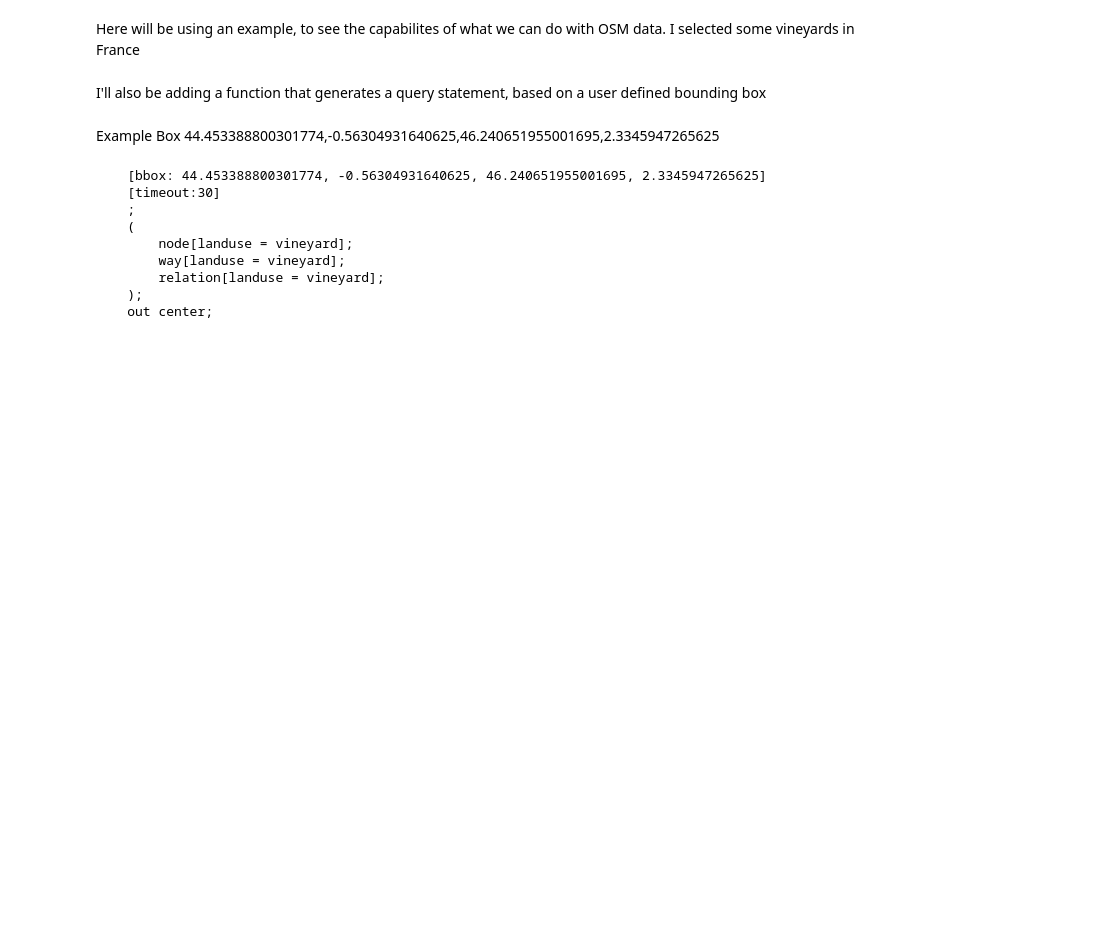
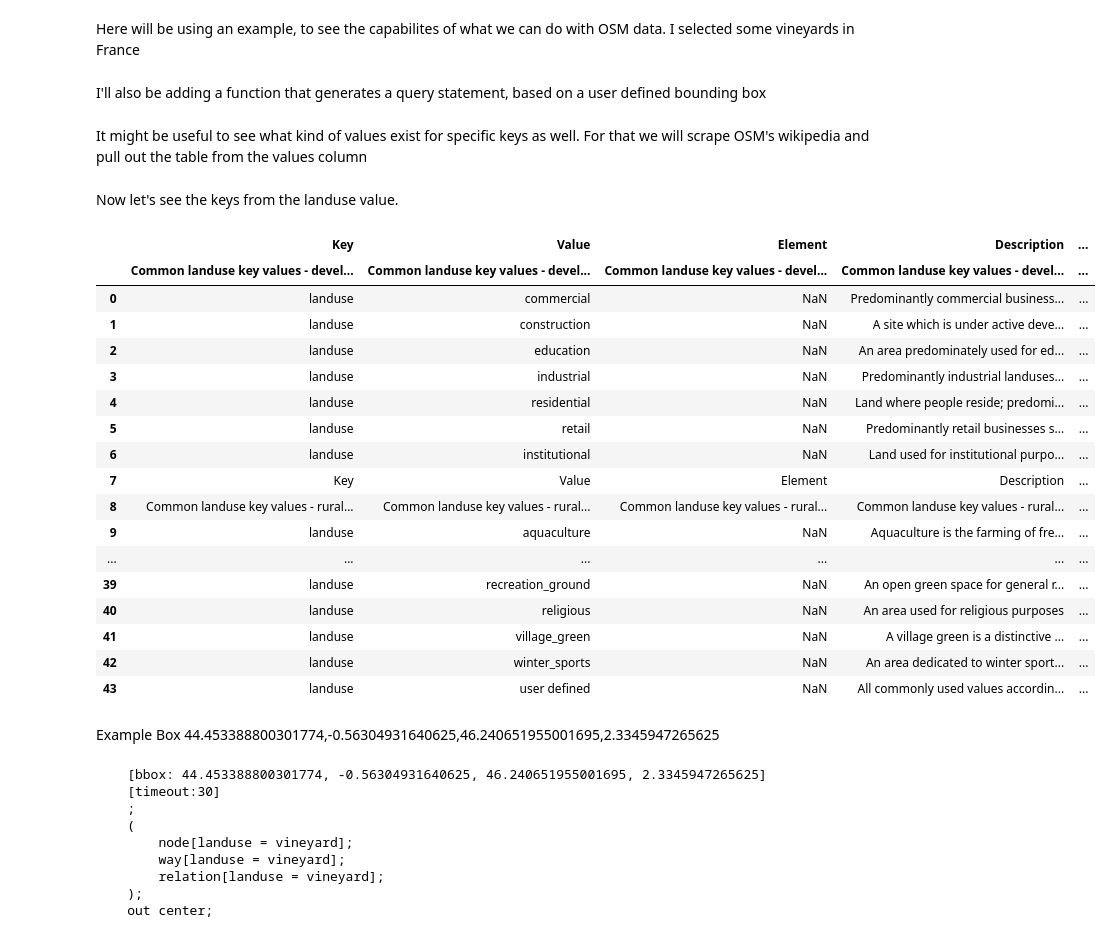
Before and after one commit to brunohlopez/machineLearning, a Jupyter notebook: geospatial/osm/overpass_turbo_query.ipynb, the cells around one changed output. Drawn from its saved outputs; the diff is of its cells as text; code cells hidden in the pictures; blank space fills up the shorter version.

Commit message:
scrape table from wikipedia

```diff
--- a/geospatial/osm/overpass_turbo_query.ipynb
+++ b/geospatial/osm/overpass_turbo_query.ipynb
@@ -59,6 +61,63 @@ def overpass_query_constructor_bbox(min_lat, min_lon, max_lat, max_lon, key = 'l
     """.format(str(min_lat), str(min_lon), str(max_lat), str(max_lon), str(timeout), key, value)
 
     return query_creator
+# %% [markdown]
+It might be useful to see what kind of values exist for specific keys as well. For that we will scrape OSM's wikipedia and
+pull out the table from the values column
+# %%
+def view_values(key, base_url = "http://wiki.openstreetmap.org/wiki/Key:"):
+    '''
+    Scrape OSM data given a specific key. Returns a table containg, the key, value, element, description, and rendering
+
+        Parameters:
+            key (str): A key from OSM. Here is
+            an example of the key landuse https://wiki.openstreetmap.org/wiki/Key:landuse
+
+
+        Returns:
+            final_table (str): Returns a table containing all of the different valuies, elements and descriptions.
+
+
+    '''
+
+
+    full_url = base_url + key
+    #send a requests to the created URL
+    response = requests.get(full_url)
+
+    #instantiate our beautiful soup object
+    soup = BeautifulSoup(response.text, 'html.parser')
+    soup_response = soup.find('table', {'class':'wikitable'})
+
+    #put into a table pandas table
+    read_html = pd.read_html(str(soup_response))
+    final_frame = pd.DataFrame(read_html[0])
+
+    return final_frame
+# %% [markdown]
+Now let's see the keys from the landuse value.
+# %%
+landuse_table = view_values('landuse')
+landuse_table
+# %% [output]
+|  | Key | Value | Element | Description | ... |
+|  | Common landuse key values - devel... | Common landuse key values - devel... | Common landuse key values - devel... | Common landuse key values - devel... | ... |
+| 0 | landuse | commercial | NaN | Predominantly commercial business... | ... |
+| 1 | landuse | construction | NaN | A site which is under active deve... | ... |
+| 2 | landuse | education | NaN | An area predominately used for ed... | ... |
+| 3 | landuse | industrial | NaN | Predominantly industrial landuses... | ... |
+| 4 | landuse | residential | NaN | Land where people reside; predomi... | ... |
+| 5 | landuse | retail | NaN | Predominantly retail businesses s... | ... |
+| 6 | landuse | institutional | NaN | Land used for institutional purpo... | ... |
+| 7 | Key | Value | Element | Description | ... |
+| 8 | Common landuse key values - rural... | Common landuse key values - rural... | Common landuse key values - rural... | Common landuse key values - rural... | ... |
+| 9 | landuse | aquaculture | NaN | Aquaculture is the farming of fre... | ... |
+| ... | ... | ... | ... | ... | ... |
+| 39 | landuse | recreation_ground | NaN | An open green space for general r... | ... |
+| 40 | landuse | religious | NaN | An area used for religious purposes | ... |
+| 41 | landuse | village_green | NaN | A village green is a distinctive ... | ... |
+| 42 | landuse | winter_sports | NaN | An area dedicated to winter sport... | ... |
+| 43 | landuse | user defined | NaN | All commonly used values accordin... | ... |
 # %% [markdown]
 Example Box
 44.453388800301774,-0.56304931640625,46.240651955001695,2.3345947265625
```
Also changed, not shown: parts of 3 cells of this notebook.
